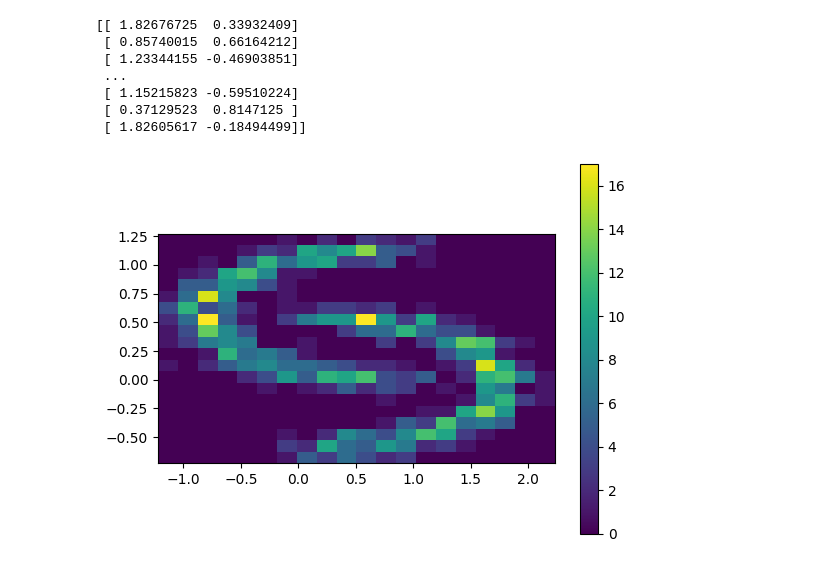
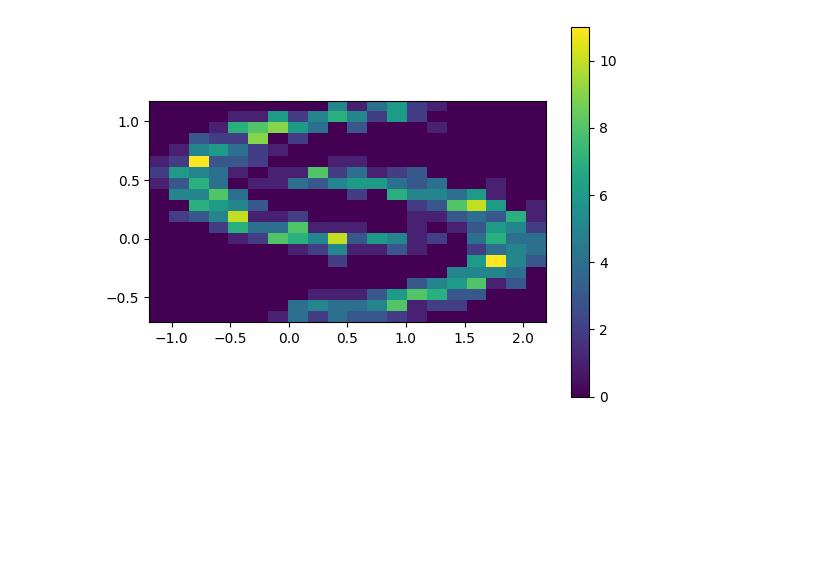
Before and after one commit to Max-Hi/GenNN, a Jupyter notebook: generative-baselines.ipynb, the cells around one changed output. Saved outputs shown, nothing was run; the diff lists cells and outputs as text; code cells hidden in the pictures; blank space fills up the shorter version.

```diff
--- a/generative-baselines.ipynb
+++ b/generative-baselines.ipynb
@@ -1,28 +1,22 @@
 # %%
-SAMPLES = 1000
+SAMPLES = 700
 NOISE = 0.1
+BINS = 20
 # %%
 import numpy as np
 import matplotlib.pyplot as plt
 from sklearn.datasets import make_moons
 
 # Generate the data
 X, _ = make_moons(n_samples=SAMPLES, noise=NOISE)
 
 # Create a 2D histogram
-hist, x_edges, y_edges = np.histogram2d(X[:, 0], X[:, 1], bins=20)
+hist, x_edges, y_edges = np.histogram2d(X[:, 0], X[:, 1], bins=BINS)
 
 # Visualize the histogram
 plt.imshow(hist, interpolation='nearest', origin='lower', extent=[x_edges[0], x_edges[-1], y_edges[0], y_edges[-1]])
 plt.colorbar()
 plt.show()
 # %% [output]
-[[ 1.82676725  0.33932409]
- [ 0.85740015  0.66164212]
- [ 1.23344155 -0.46903851]
- ...
- [ 1.15215823 -0.59510224]
- [ 0.37129523  0.8147125 ]
- [ 1.82605617 -0.18494499]]
-[figure, old version]
+[figure, new version]
 # %%
```
Also changed, not shown: parts of 3 cells of this notebook.
